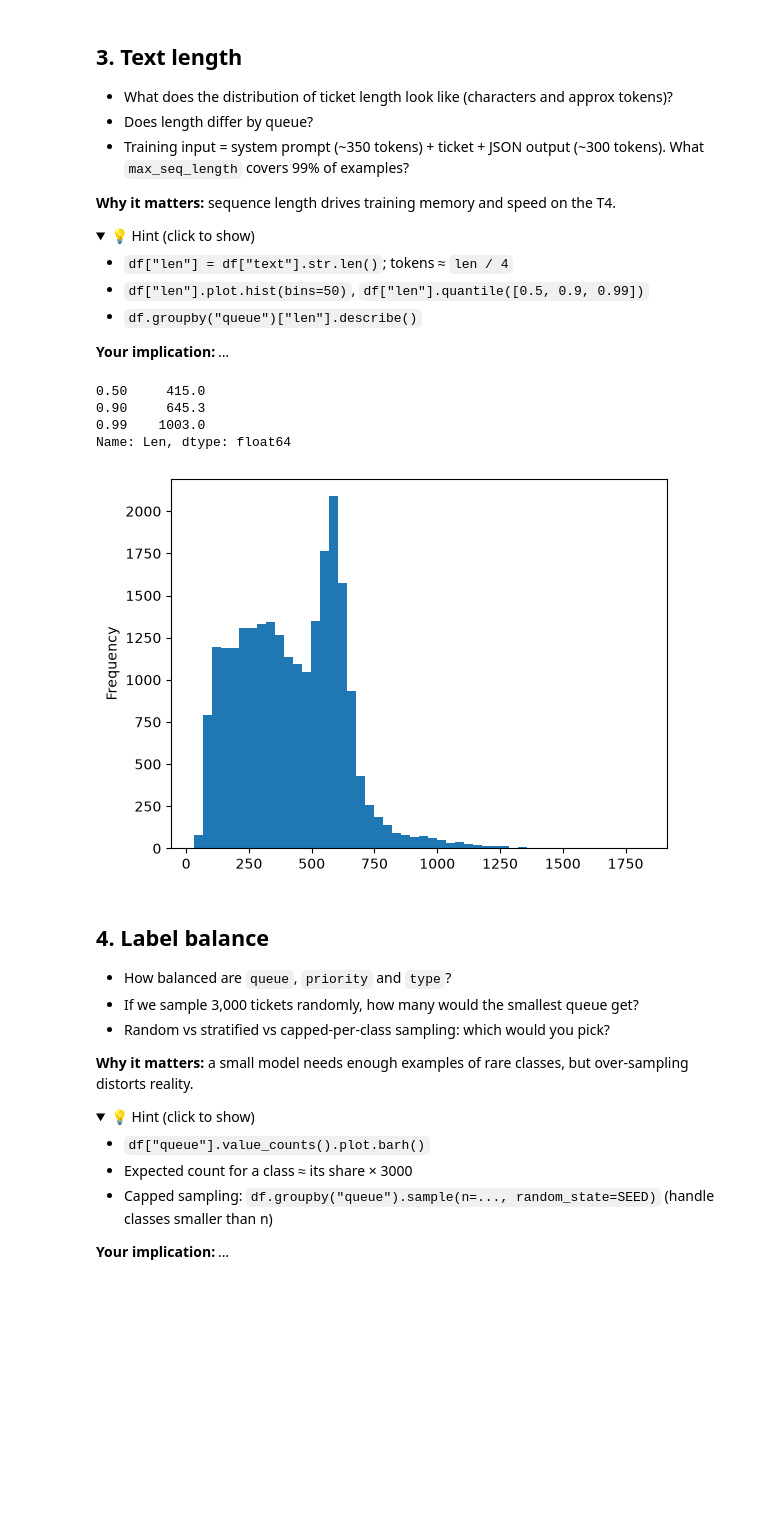
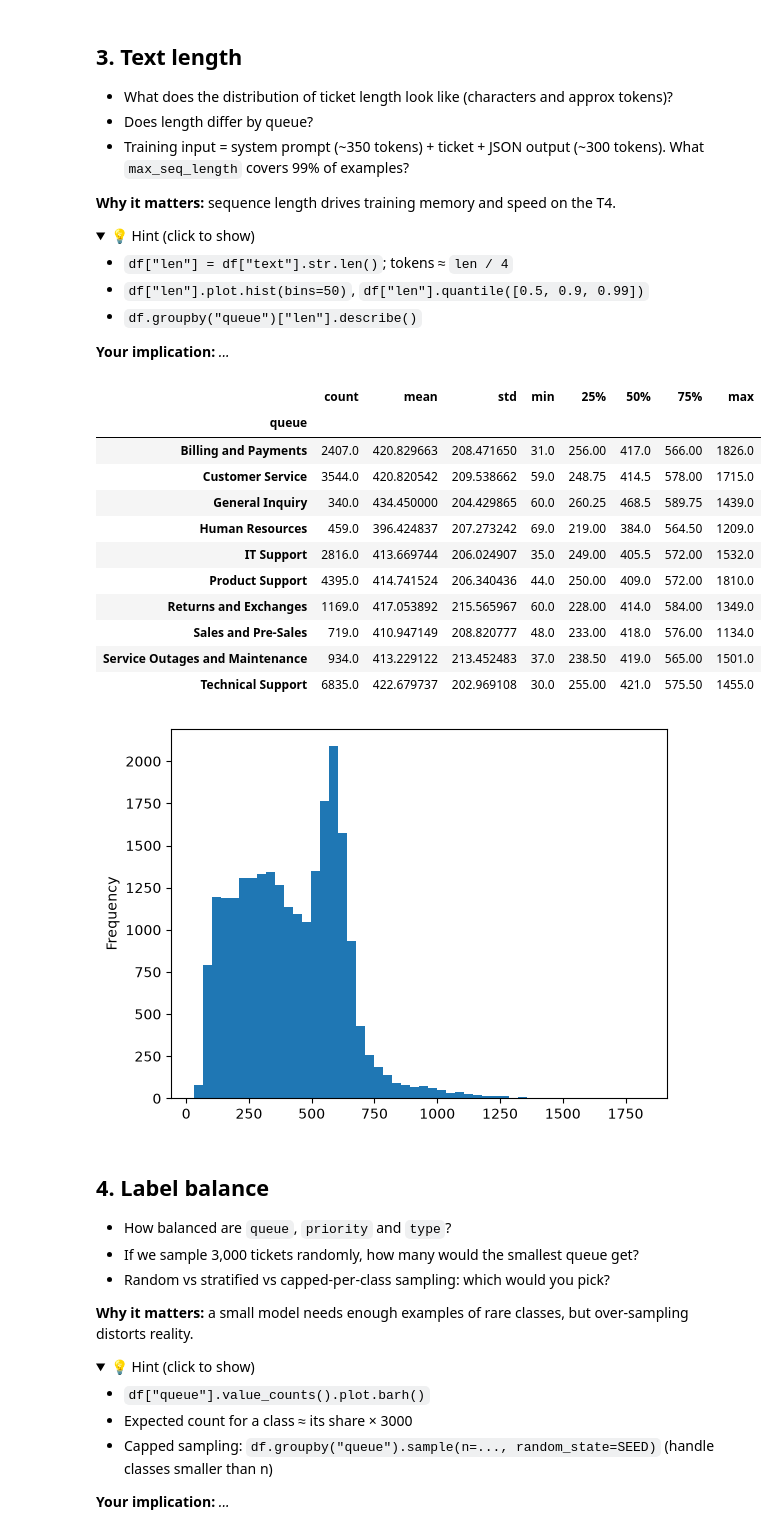
Before and after one commit to sarthakbobde/ticket-triage-slm, a Jupyter notebook: notebooks/02_eda.ipynb, the cells around one changed output. Saved outputs shown, nothing was run; the diff lists cells and outputs as text; code cells hidden in the pictures; folded sections open; blank space fills up the shorter version.

```diff
--- a/notebooks/02_eda.ipynb
+++ b/notebooks/02_eda.ipynb
@@ -153,11 +153,21 @@ df['Len'] = df['text'].str.len()
 # %%
 df['Len'].plot.hist(bins=50)
 df['Len'].quantile([0.5, 0.9, 0.99])
+
+df.groupby("queue")["Len"].describe()
 # %% [output]
-0.50     415.0
-0.90     645.3
-0.99    1003.0
-Name: Len, dtype: float64
+|  | count | mean | std | min | 25% | 50% | 75% | max |
+| queue |  |  |  |  |  |  |  |  |
+| Billing and Payments | 2407.0 | 420.829663 | 208.471650 | 31.0 | 256.00 | 417.0 | 566.00 | 1826.0 |
+| Customer Service | 3544.0 | 420.820542 | 209.538662 | 59.0 | 248.75 | 414.5 | 578.00 | 1715.0 |
+| General Inquiry | 340.0 | 434.450000 | 204.429865 | 60.0 | 260.25 | 468.5 | 589.75 | 1439.0 |
+| Human Resources | 459.0 | 396.424837 | 207.273242 | 69.0 | 219.00 | 384.0 | 564.50 | 1209.0 |
+| IT Support | 2816.0 | 413.669744 | 206.024907 | 35.0 | 249.00 | 405.5 | 572.00 | 1532.0 |
+| Product Support | 4395.0 | 414.741524 | 206.340436 | 44.0 | 250.00 | 409.0 | 572.00 | 1810.0 |
+| Returns and Exchanges | 1169.0 | 417.053892 | 215.565967 | 60.0 | 228.00 | 414.0 | 584.00 | 1349.0 |
+| Sales and Pre-Sales | 719.0 | 410.947149 | 208.820777 | 48.0 | 233.00 | 418.0 | 576.00 | 1134.0 |
+| Service Outages and Maintenance | 934.0 | 413.229122 | 213.452483 | 37.0 | 238.50 | 419.0 | 565.00 | 1501.0 |
+| Technical Support | 6835.0 | 422.679737 | 202.969108 | 30.0 | 255.00 | 421.0 | 575.50 | 1455.0 |
 [figure]
 # %% [markdown]
 ## 4. Label balance
```
Also changed, not shown: parts of 17 cells of this notebook, 8 other files.
